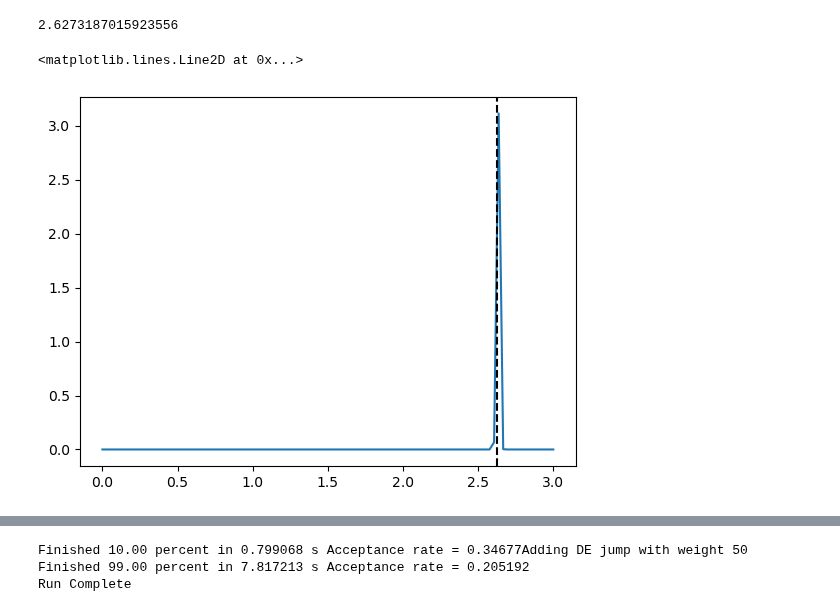
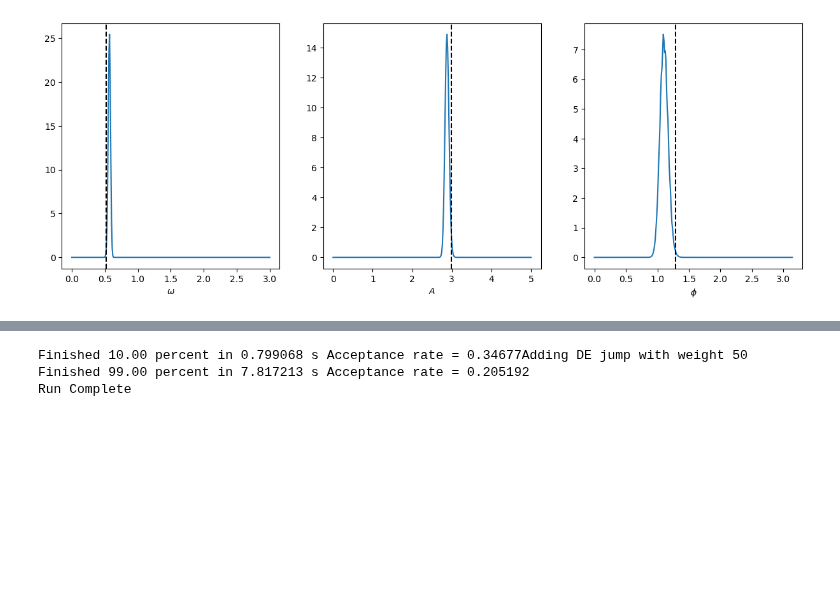
Before and after one commit to AaronDJohnson/impulse_mcmc, a Jupyter notebook: examples/test.ipynb, the cells around one changed output, grey strips where cells are left out. Cells and saved outputs as stored; diff of their text form; code cells hidden in the pictures; blank space fills up the shorter version.

```diff
--- a/examples/test.ipynb
+++ b/examples/test.ipynb
@@ -104,11 +38,21 @@ class LnLikelihood():
-# %%
-omega_real
-# %% [output]
-2.6273187015923556
-# %%
-plt.plot(phi, np.sum(np.sum(np.exp(lnpost), axis=1), axis=1))
-plt.axvline(omega_real, color='k', linestyle='--')
-# %% [output]
-<matplotlib.lines.Line2D at 0x...>
-[figure, removed]
+# %%
+omega_post = np.sum(np.exp(total - np.max(total)), axis=(0, 2))
+phi_post = np.sum(np.exp(total - np.max(total)), axis=(0, 1))
+a_post = np.sum(np.exp(total - np.max(total)), axis=(1, 2))
+
+fig, ax = plt.subplots(1, 3, figsize=(15, 5))
+ax[0].plot(omega, omega_post)
+ax[0].axvline(omega_real, color='k', linestyle='--')
+ax[0].set_xlabel(r'$\omega$')
+
+ax[1].plot(a, a_post)
+ax[1].axvline(a_real, color='k', linestyle='--')
+ax[1].set_xlabel(r'$A$')
+
+ax[2].plot(phi, phi_post)
+ax[2].axvline(phi_real, color='k', linestyle='--')
+ax[2].set_xlabel(r'$\phi$')
+plt.show()
+# %% [output]
+[figure, added]
 # %%
```
Also changed, not shown: parts of 19 cells of this notebook, 4 other files.
